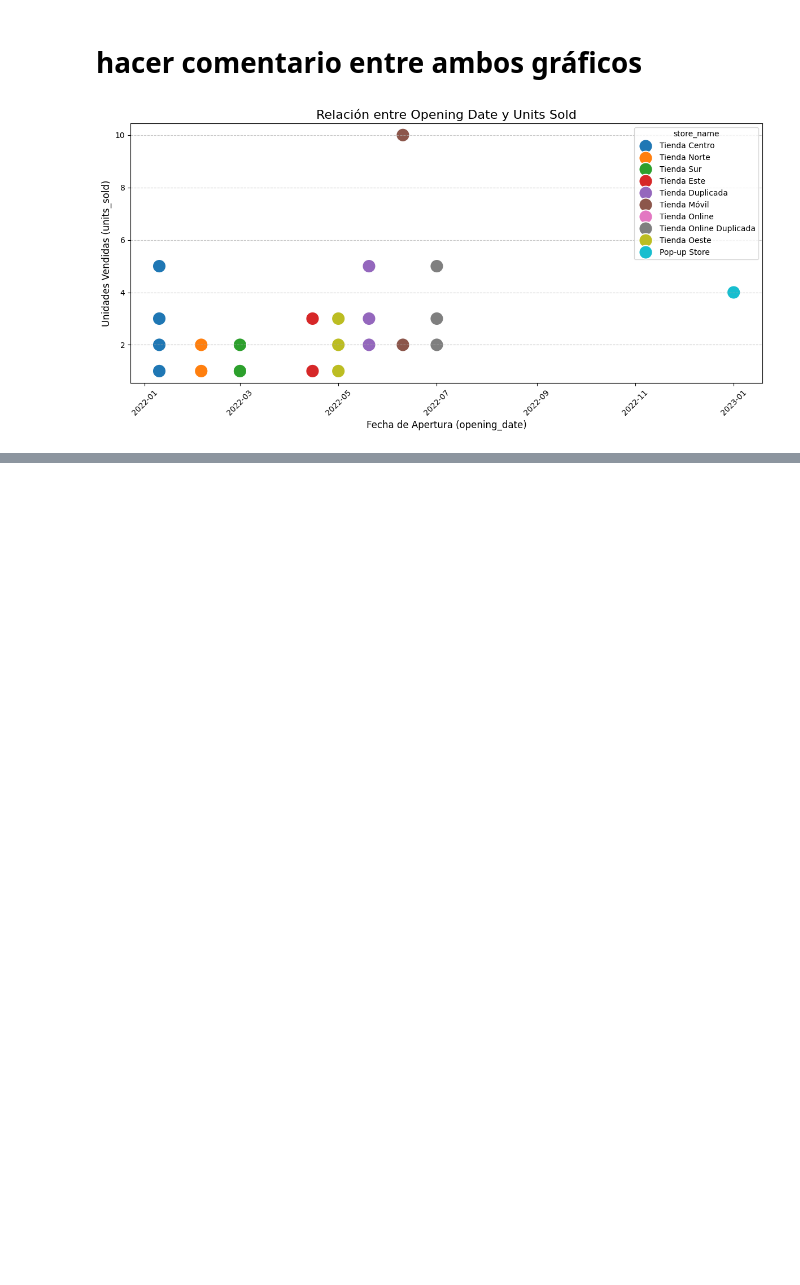
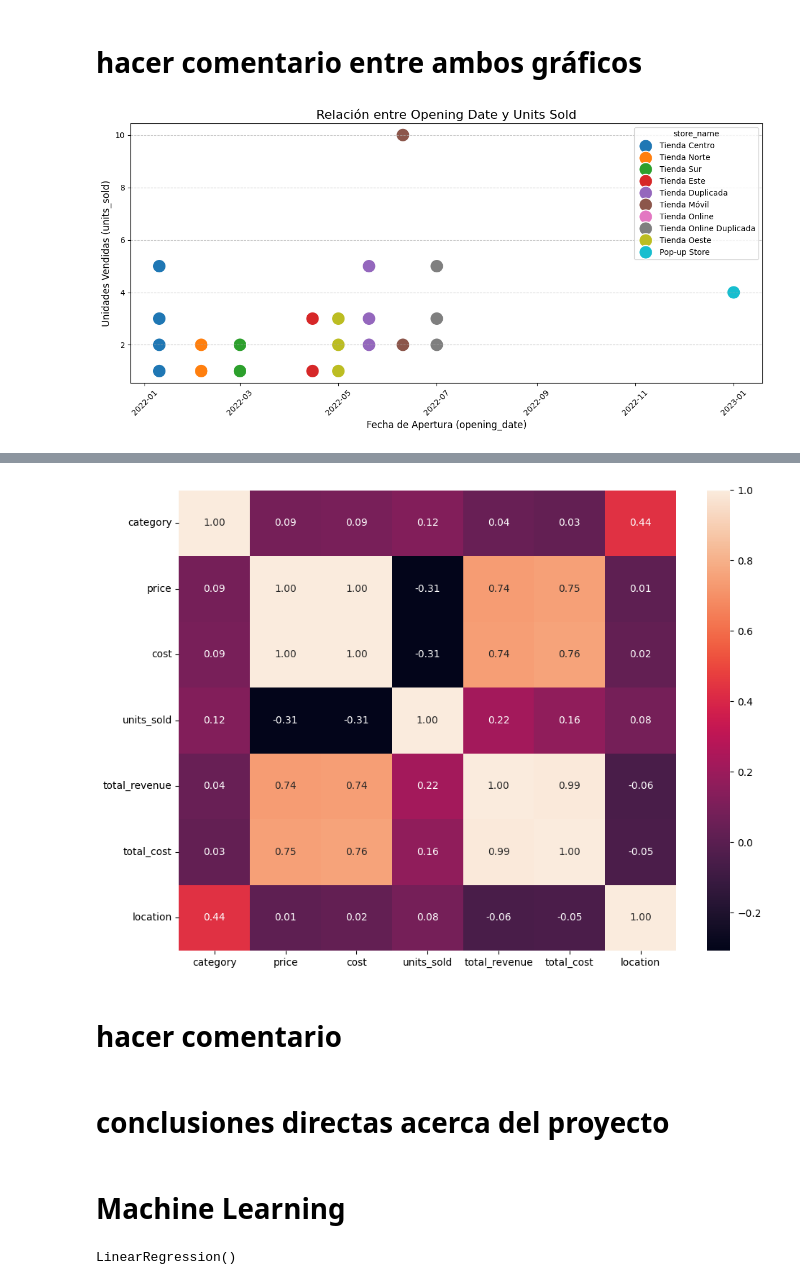
Before and after one commit to fertr98/Junior-Data-Scientist---Prueba-t-cnica, a Jupyter notebook: src/explore.ipynb, the cells around one changed output, grey strips where cells are left out. Saved outputs shown, nothing was run; the diff lists cells and outputs as text; code cells hidden in the pictures; blank space fills up the shorter version.

```diff
--- a/src/explore.ipynb
+++ b/src/explore.ipynb
@@ -846,0 +846,14 @@ plt.show()
+# %%
+from sklearn.preprocessing import LabelEncoder
+
+#utilizamos el LabelEncoder ya que las variables categóricas aquí descritas
+# no tienen un orden lógico que pueda afectar al entrenamiento del modelo
+
+dataset_encoded = dataset.copy()
+
+encoding = LabelEncoder()
+
+variables_categoricas = ['category','location',]
+
+for each in variables_categoricas:
+    dataset_encoded[each] = encoding.fit_transform(dataset_encoded[each])
@@ -846,0 +880,16 @@ plt.show()
+# %%
+fig, axis = plt.subplots(figsize = (10, 7))
+
+sns.heatmap(dataset_encoded[['category', 'price', 'cost', 'units_sold',
+       'total_revenue', 'total_cost', 'location']].corr(), annot = True, fmt = ".2f")
+
+plt.tight_layout()
+plt.show()
+# %% [output]
+[figure, added]
+# %% [markdown]
+# hacer comentario
+# %% [markdown]
+# conclusiones directas acerca del proyecto
+# %% [markdown]
+# Machine Learning
@@ -846,0 +898,19 @@ plt.show()
+# %%
+from sklearn.linear_model import LinearRegression
+from sklearn.model_selection import train_test_split
+from sklearn.preprocessing import StandardScaler
+
+
+x = dataset_encoded[['category', 'price', 'cost', 'total_revenue', 'total_cost', 'location']]
+y = dataset_encoded['units_sold']
+
+x_train, x_test, y_train, y_test = train_test_split(x, y, random_state = 42, train_size = 0.80)
+
+
+scaler = StandardScaler()
+x_train_scaled = scaler.fit_transform(x_train)
+
+model = LinearRegression()
+model.fit(x_train_scaled, y_train)
+# %% [output]
+LinearRegression()
```
Also changed, not shown: parts of 32 cells of this notebook.
